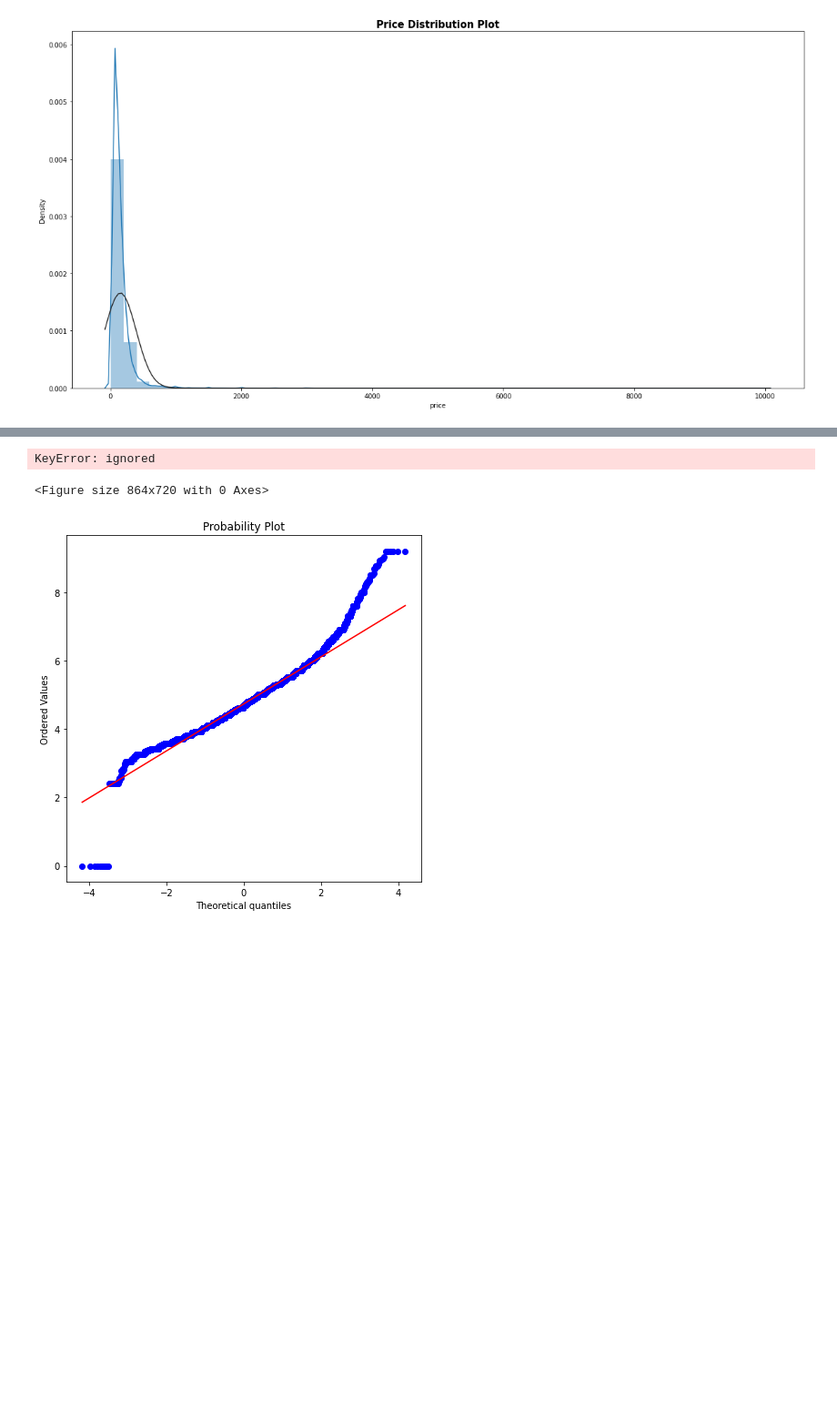
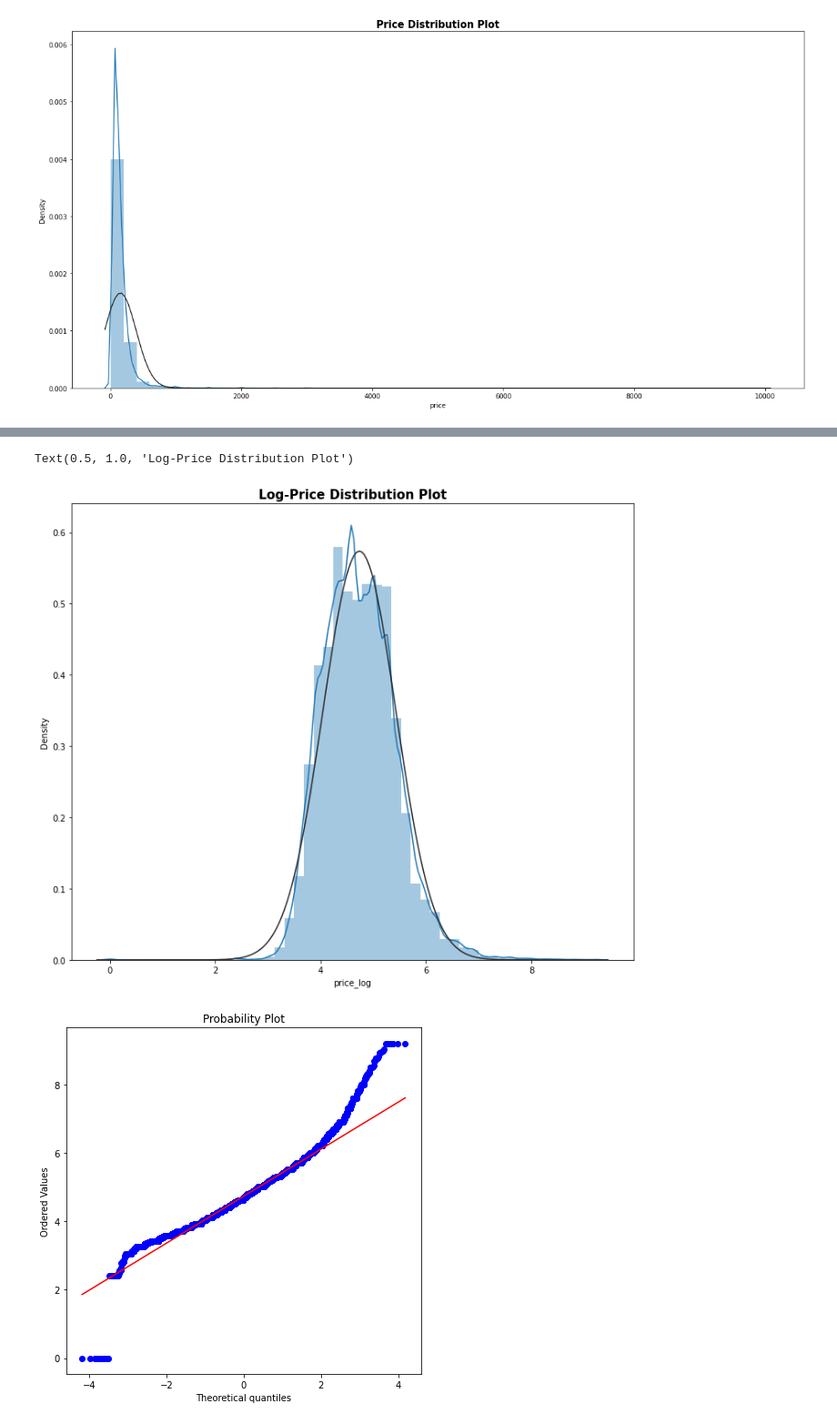
Before and after one commit to midhunmohank/DS, a Jupyter notebook: Notebooks/ML Data Cleaning and Feature Selection.ipynb, the cells around one changed output, grey strips where cells are left out. Shown at 91% size. Drawn from its saved outputs; the diff is of its cells as text; code cells hidden in the pictures; blank space fills up the shorter version.

```diff
--- a/Notebooks/ML Data Cleaning and Feature Selection.ipynb
+++ b/Notebooks/ML Data Cleaning and Feature Selection.ipynb
@@ -180,11 +210,11 @@ AttributeError: ignored
 df['price_log'] = np.log(df.price+1)
 # %%
 plt.figure(figsize=(12,10))
-sns.displot(df['price_log'], fit=norm)
+sns.distplot(df['price_log'], fit=norm)
 plt.title("Log-Price Distribution Plot",size=15, weight='bold')
 # %% [output]
-KeyError: ignored
+Text(0.5, 1.0, 'Log-Price Distribution Plot')
-<Figure size 864x720 with 0 Axes>
+[figure, added]
 # %%
 plt.figure(figsize=(7,7))
 stats.probplot(df['price_log'], plot=plt)
```
Also changed, not shown: parts of 10 cells of this notebook.
